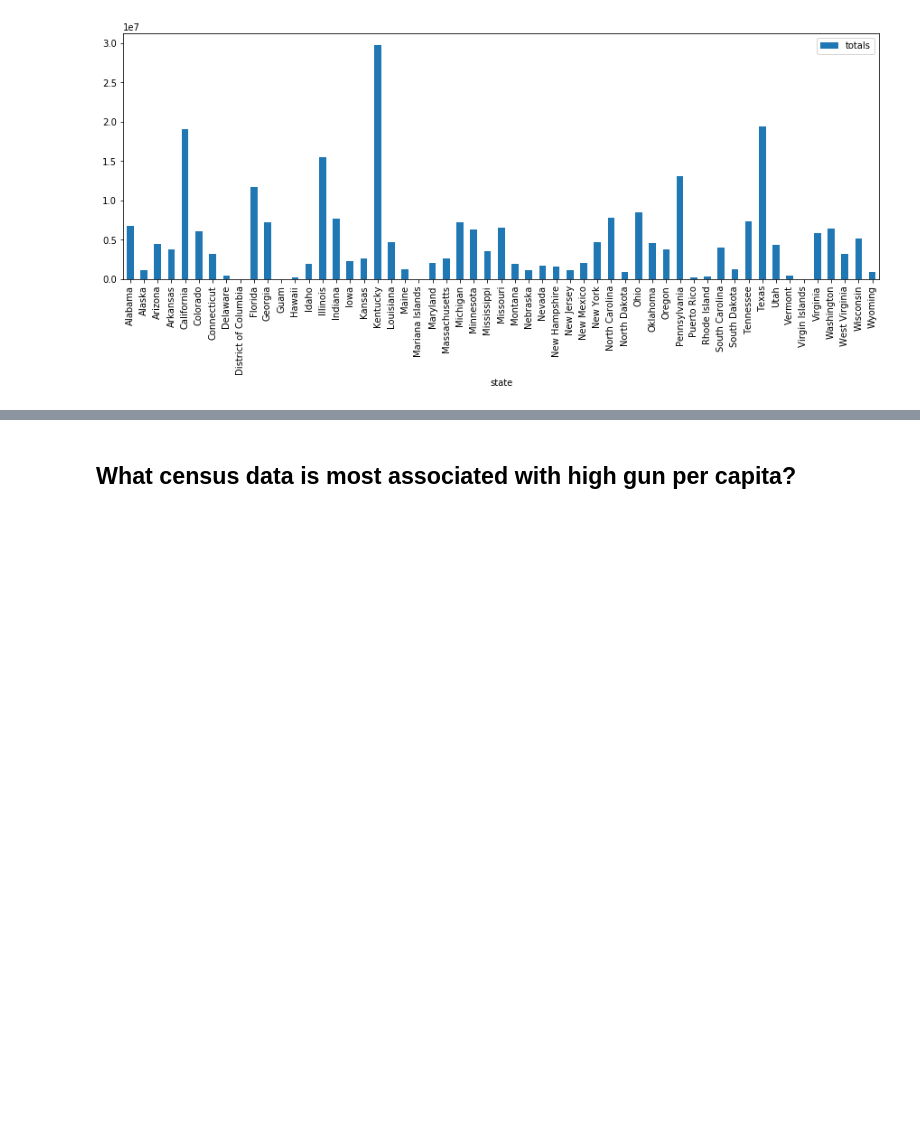
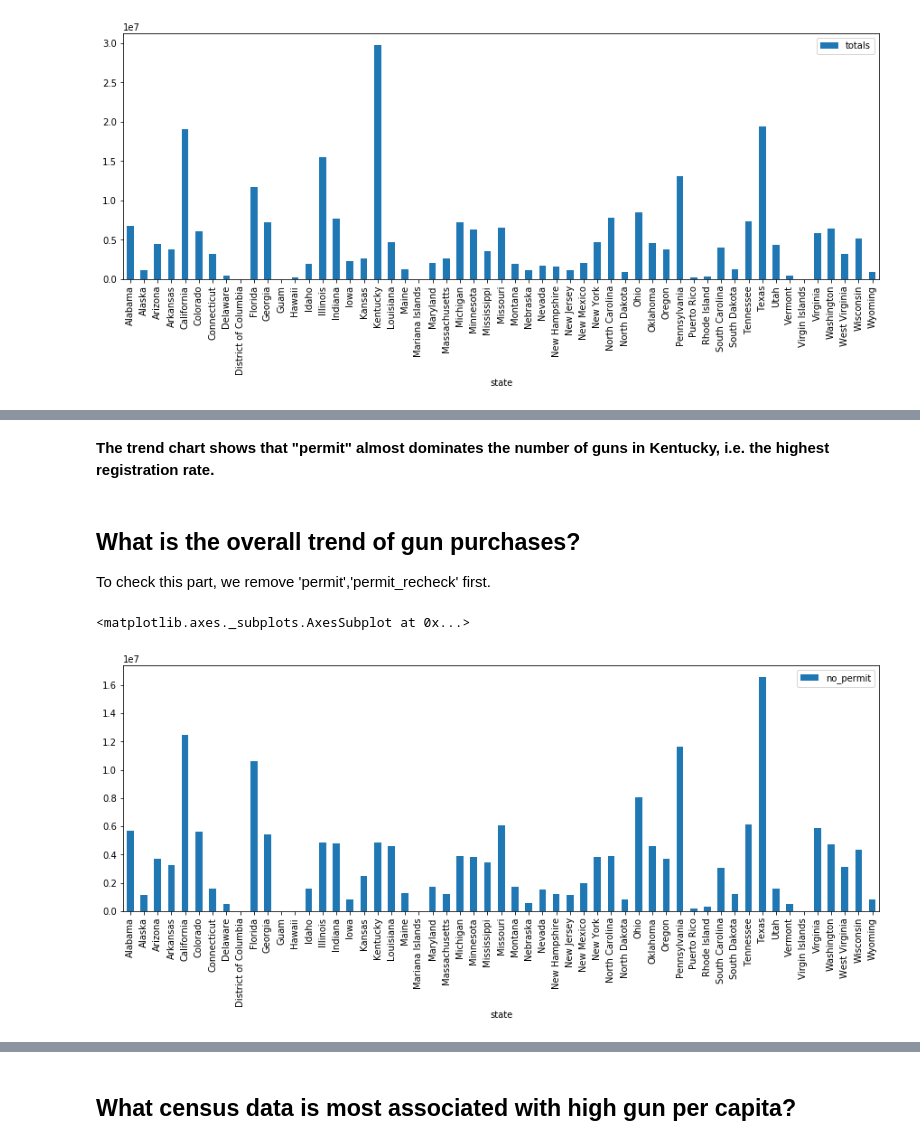
Before and after one commit to xchwan/FBI_Gun_Data_Analysis, a Jupyter notebook: Data_Analysis_Project_gun_data.ipynb, the cells around one changed output, grey strips where cells are left out. Cells and saved outputs as stored; diff of their text form; code cells hidden in the pictures; blank space fills up the shorter version.

```diff
--- a/Data_Analysis_Project_gun_data.ipynb
+++ b/Data_Analysis_Project_gun_data.ipynb
@@ -57,7 +82,7 @@ To start analysis, we need to refine data. Define
 By sum over corresponding handgun, long_gun, and other column.
 # %%
 #By state grouping data
-state_vs_gun = gun_data.groupby(['state'], as_index = False).sum()
+state_vs_gun = gun_data_summerize.groupby(['state'], as_index = False).sum()
 state_vs_gun.head(2)
 # %% [output]
 |  | state | permit | permit_recheck | handgun | long_gun | other | multiple | admin | prepawn_handgun | ... |
@@ -67,23 +92,2 @@ state_vs_gun.head(2)
 # %% [markdown]
 We find there are no rentals_other column. We add it for convenient.
-# %%
-state_vs_gun['rentals_other'] = 0
-# %%
-#Create new columes
-def sum_over_guns(gun_dataframe,column_index):
-    '''
-    '''
-    handgun = column_index + '_handgun'
-    long_gun = column_index + '_long_gun'
-    other = column_index + '_other'
-    sum_over_guns = gun_dataframe[handgun] + gun_dataframe[long_gun] + gun_dataframe[other]
-    return sum_over_guns
-
-state_vs_gun['prepawn'] = sum_over_guns(state_vs_gun,'prepawn')
-state_vs_gun['redemption'] = sum_over_guns(state_vs_gun,'redemption')
-state_vs_gun['returned'] = sum_over_guns(state_vs_gun,'returned')
-state_vs_gun['rentals'] = sum_over_guns(state_vs_gun,'rentals')
-state_vs_gun['private_sale'] = sum_over_guns(state_vs_gun,'private_sale')
-state_vs_gun['return_to_seller'] = sum_over_guns(state_vs_gun,'return_to_seller')
-
-state_vs_gun.head(2)
@@ -165,0 +160,14 @@ time_vs_total_gun_reshape.loc[:,top_5_total_gun_state].plot(kind='line',sort_col
+# %% [markdown]
+**The trend chart shows that "permit" almost dominates the number of guns in Kentucky, i.e. the highest registration rate.**
+# %% [markdown]
+## What is the overall trend of gun purchases?
+To check this part, we remove 'permit','permit_recheck' first.
+# %%
+#total - permit - permit_recheck.
+state_vs_gun['no_permit'] = state_vs_gun['totals'] - state_vs_gun['permit'] - state_vs_gun['permit_recheck']
+no_permit_index = ['state', 'no_permit']
+state_vs_gun_no_permit= state_vs_gun.loc[:,no_permit_index]
+state_vs_gun_no_permit.plot(x='state',kind='bar', figsize=(15,5))
+# %% [output]
+<matplotlib.axes._subplots.AxesSubplot at 0x...>
+[figure, added]
```
Also changed, not shown: parts of 29 cells of this notebook.
